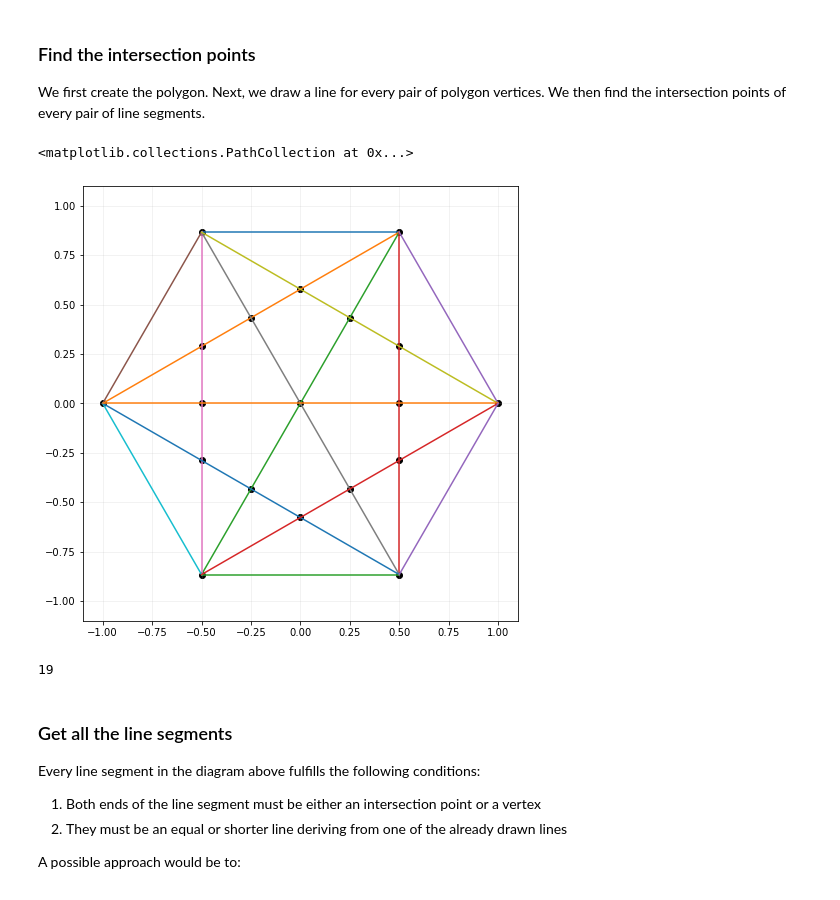
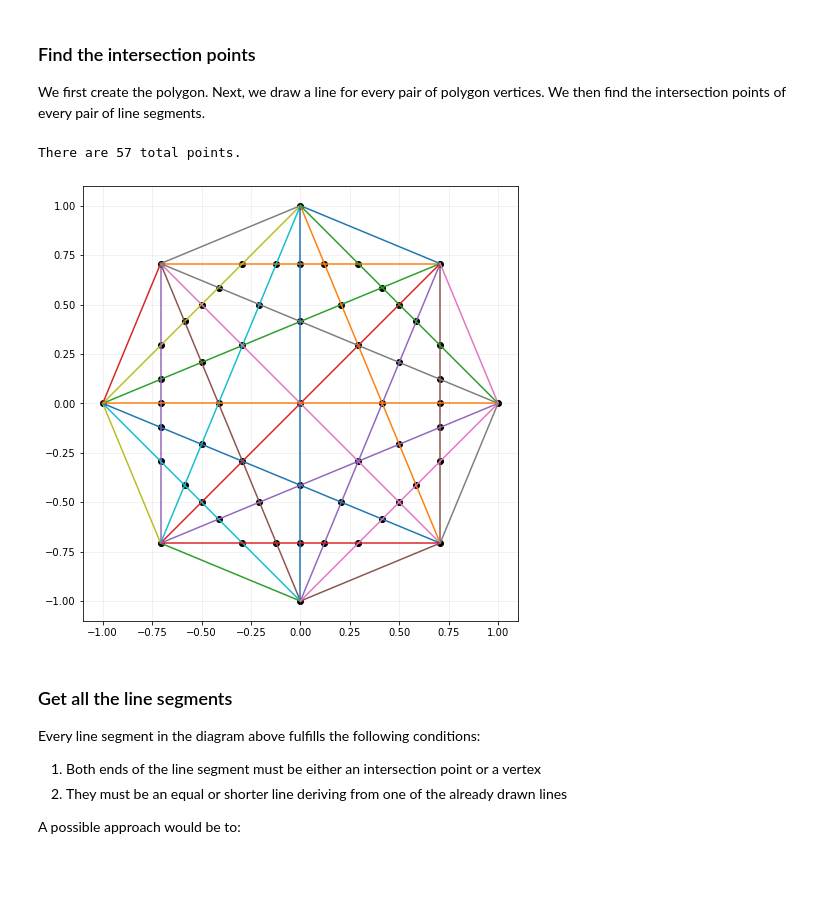
Before and after one commit to glowsplint/polygons, a Jupyter notebook: polygons.ipynb, the cells around one changed output. Drawn from its saved outputs; the diff is of its cells as text; code cells hidden in the pictures.

```diff
--- a/polygons.ipynb
+++ b/polygons.ipynb
@@ -88,35 +113,41 @@ class LineSegment:
     def __init__(self, p1: "Point", p2: "Point"):
         self.p1, self.p2 = sorted([p1, p2], key=operator.attrgetter('x','y'))
 
-    @property
+    @cached_property
     def L2(self) -> float:
         p1, p2 = self.p1, self.p2
         return sqrt((p1.x - p2.x)**2 + (p1.y - p2.y)**2)
 
 
-    @property
+    @cached_property
     def mid(self) -> "Point":
         p1, p2 = self.p1, self.p2
         return Point((p1.x + p2.x)/2, (p1.y + p2.y)/2)
 
-    @property
-    def direction(self) -> bool:
+    def direction(self, pt:"Point"=None) -> bool:
         '''
         Provides the direction label for the graph, by comparing the L2 distances (p1-to-end, p2-to-end).
-        True if p1-to-p2; False if p2-to-p1; None if self.calculate_direction() has not yet been called.
+            True if p1-to-p2; False if p2-to-p1.
+
+        If the argument <pt> is provided, then returns True if the direction is pointing towards <pt> (which
+            should be one of the ends of the line segment).
 
         Caution: This method should only be used when there are no intersection points between self.p1 and self.p2.
-        Otherwise, it does not return a useful directional label.
+            Otherwise, it does not return a useful directional label.
         '''
-        return LineSegment(self.p1, END).L2 > LineSegment(self.p2, END).L2
+        direction = LineSegment(self.p1, END).L2 > LineSegment(self.p2, END).L2
+        if pt is None:
+            return direction
+        else:
+            return direction if pt == self.p2 else (not direction)
 
-    @property
+    @cached_property
     def gradient(self) -> Tuple[float, float]:
         '''
         Creates a tuple used in the visualisation of the direction.
         '''
         p1, p2 = self.p1, self.p2
-        multiplier = 1 if self.direction else -1
+        multiplier = 1 if self.direction() else -1
         x_coeff = 0 if p1.x == p2.x else 1
 
         if p2.y > p1.y:
@@ -131,6 +162,17 @@ class LineSegment:
         except ZeroDivisionError:
             return (0, multiplier*0.01)
 
+    def other_end(self, p: "Point") -> "Point":
+        '''
+        Returns the other end of the line if one end is given.
+        '''
+        if p == self.p1:
+            return self.p2
+        elif p == self.p2:
+            return self.p1
+        else:
+            return None
+
     def __repr__(self) -> str:
         return f"LineSegment({self.p1}, {self.p2})"
 # %%
@@ -169,36 +211,32 @@ START = Point(1,0)
 ### Find the intersection points
 We first create the polygon. Next, we draw a line for every pair of polygon vertices. We then find the intersection points of every pair of line segments.
 # %%
-n = 6
+n = 8
 polygon = create_regular_polygon(n)
 lines = [LineSegment(a,b) for a,b in itertools.combinations(polygon, 2)]
 points = set(Point.from_intersection(a,b) for a,b in itertools.combinations(lines, 2))
 points.remove(None)
 # %%
-x = [point.x for point in points]
-y = [point.y for point in points]
+x, y = [point.x for point in points], [point.y for point in points]
 
 # Configurations
 limit = 1.1
 fig, ax = plt.subplots(figsize=(8,8))
 ax.set_xlim(-limit, limit)
 ax.set_ylim(-limit, limit)
 ax.set_aspect('equal', adjustable='box')
 ax.grid(axis='both', alpha=0.2)
 
 # Lines
 for line in lines:
     ax.plot([line.p1.x, line.p2.x], [line.p1.y, line.p2.y])
 
 # Points
 ax.scatter(x, y, c="black")
+print(f'There are {len(points)} total points.')
 # %% [output]
-<matplotlib.collections.PathCollection at 0x...>
+There are 57 total points.
-[figure, old version]
+[figure, new version]
-# %%
-len(points)
-# %% [output]
-19
 # %% [markdown]
 ### Get all the line segments
 Every line segment in the diagram above fulfills the following conditions:
```
Also changed, not shown: parts of 12 cells of this notebook.
